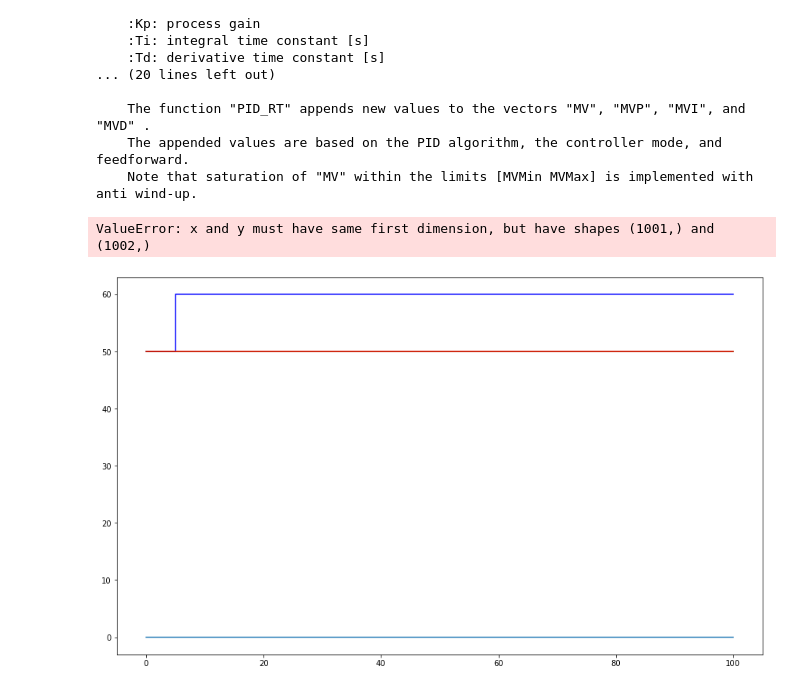
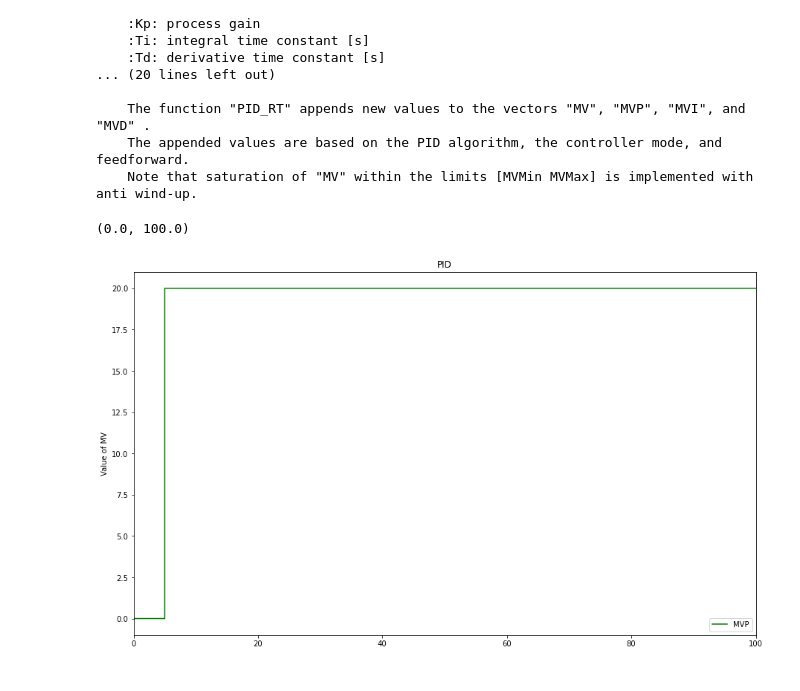
Before and after one commit to Quentin-Jadoul/Control_theory, a Jupyter notebook: Package18155_18316.ipynb, the cells around one changed output. Drawn from its saved outputs; the diff is of its cells as text; code cells hidden in the pictures.

```diff
--- a/Package18155_18316.ipynb
+++ b/Package18155_18316.ipynb
@@ -112,44 +112,47 @@ MVFFPath={0:0,TSim:0}
 
 
 Man= False
-Kc=20
+Kc=2
 Ti=1
 Td=1
 alpha=1
 MVMin=0
 MVMax=100
 MVMan=[]
 
 
 # Path for MV and MVMan
 #MVPath = {0: 0, 5: 1, 50: 2, 80: 3}
 
 
 
 
 for i in range(0,N):
     t.append(i*Ts)
     SelectPath_RT(SPPath,t,SP)
     #print(SP)
     SelectPath_RT(PVPath,t,PV)
     #SelectPath_RT(ManPath,t,Man)
 
     SelectPath_RT(MVManPath,t,MVMan)
     SelectPath_RT(MVFFPath,t,MVFF)
     PID_RT(SP,PV,Man, MVMan, MVFF,Kc,Ti,Td,alpha,Ts, MVMin, MVMax,MV,MVP,MVI,MVD,E, ManFF=False, PVInit=0, method='EBD-EBD')
-
+#print(MVP)
 
 plt.figure(figsize = (15,9))
 
-plt.step(t,SP,'b-',label='SP',where='post')
-plt.step(t,PV,'g-',label='pv',where='post')
-plt.step(t,MVMan,'r-',label='MVMan',where='post')
-plt.step(t,MVFF,'-',label='MVFF',where='post')
-plt.step(t,E,'y-',label='MV',where='post')
+#plt.step(t,SP,'b-',label='SP',where='post')
+#plt.step(t,PV,'g-',label='pv',where='post')
+#plt.step(t,MVMan,'r-',label='MVMan',where='post')
+#plt.step(t,MVFF,'-',label='MVFF',where='post')
+#plt.step(t,MV,'y-',label='MV',where='post')
+#plt.step(t,MVI,'b-',label='MVI',where='post')
+plt.step(t,MVP,'g-',label='MVP',where='post')
+#plt.step(t,MVD,'r-',label='MVD',where='post')
 plt.ylabel('Value of MV')
 plt.legend(loc='best')
 plt.title('PID')
 plt.xlim([0, TSim])
 # %% [output]
-ValueError: x and y must have same first dimension, but have shapes (1001,) and (1002,)
+(0.0, 100.0)
-[figure, old version]
+[figure, new version]
```
